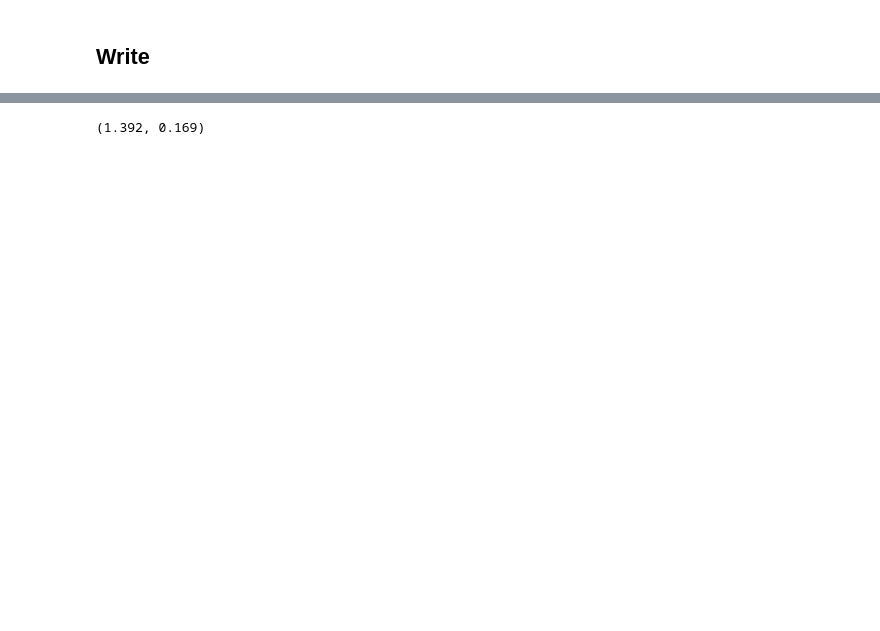
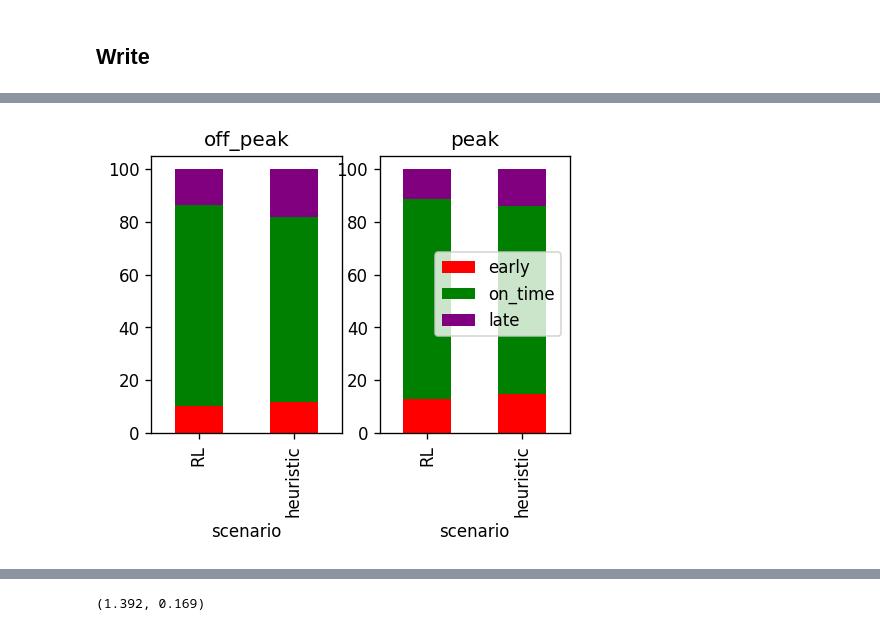
Before and after one commit to joerovar/flex-bus-sim, a Jupyter notebook: eval.ipynb, the cells around one changed output, grey strips where cells are left out. Drawn from its saved outputs; the diff is of its cells as text; code cells hidden in the pictures; blank space fills up the shorter version.

```diff
--- a/eval.ipynb
+++ b/eval.ipynb
@@ -347,0 +241,9 @@ we use the slack time as very useful instrument to preserve regularity. as oppos
+# %%
+# read
+history_merged = {'pax': [], 'vehicles': [], 'idle': []}
+
+# lets process the reading of csv files
+folder_name = "experiments_" + "0515_133208"
+for ky in history_merged:
+    # read the csv file
+    history_merged[ky] = pd.read_csv(f'outputs/{folder_name}/{ky}.csv')
@@ -347,0 +312,22 @@ we use the slack time as very useful instrument to preserve regularity. as oppos
+# %%
+eval_scenarios_dict = {
+    'demand': ['off_peak', 'off_peak', 'peak', 'peak'],
+    'scenario': ['dqn_-3_0', 'heuristic_1_0', 'dqn_-7_0', 'heuristic_1_2'],
+}
+eval_scenarios_df = pd.DataFrame(eval_scenarios_dict)
+
+# get evaluations
+eval_totals = combined_totals.merge(eval_scenarios_df, on=['demand', 'scenario'], how='inner')
+eval_totals['deviations_per_trip'] = (eval_totals['n_deviations'] / eval_totals['n_trips']).round(2)
+eval_pax = pax.merge(eval_scenarios_df, on=['demand', 'scenario'], how='inner')
+eval_trips = trips.merge(eval_scenarios_df, on=['demand', 'scenario'], how='inner')
+eval_idle = idle.merge(eval_scenarios_df, on=['demand', 'scenario'], how='inner')
+
+# trip stats
+group_cols = ['demand', 'scenario',]
+trip_status_cols = ['early', 'on_time', 'late']
+per_episode = eval_trips[eval_trips['stop']==N_STOPS-1].groupby(group_cols + ['episode'])[trip_status_cols].sum().reset_index()
+trip_counts = per_episode.groupby(group_cols)[trip_status_cols].mean().reset_index()
+trip_counts['total'] = trip_counts['early'] + trip_counts['late'] + trip_counts['on_time']
+for col in trip_status_cols:
+    trip_counts[col] = (trip_counts[col] / trip_counts['total'] * 100).round(2)
@@ -347,0 +392,16 @@ we use the slack time as very useful instrument to preserve regularity. as oppos
+# %%
+fig, axs = plt.subplots(figsize=(4.5, 3), nrows=1, ncols=2)
+
+# off peak scenario
+for i, demand in enumerate(['off_peak', 'peak']):
+    tmp_df = trip_counts[trip_counts['demand'] == demand].copy()
+    tmp_df['scenario'] = tmp_df['scenario'].apply(lambda x: 'RL' if 'dqn' in x else 'heuristic')
+    tmp_df = tmp_df[['scenario', 'early', 'on_time', 'late']]
+    tmp_df = tmp_df.set_index('scenario')
+
+    tmp_df.plot(kind='bar', stacked=True, ax=axs[i], color=['red', 'green', 'purple'])
+    axs[i].set_title(demand)
+    if i == 0:
+        axs[i].legend().remove()
+# %% [output]
+[figure, added]
```
Also changed, not shown: parts of 74 cells of this notebook, 19 other files.
